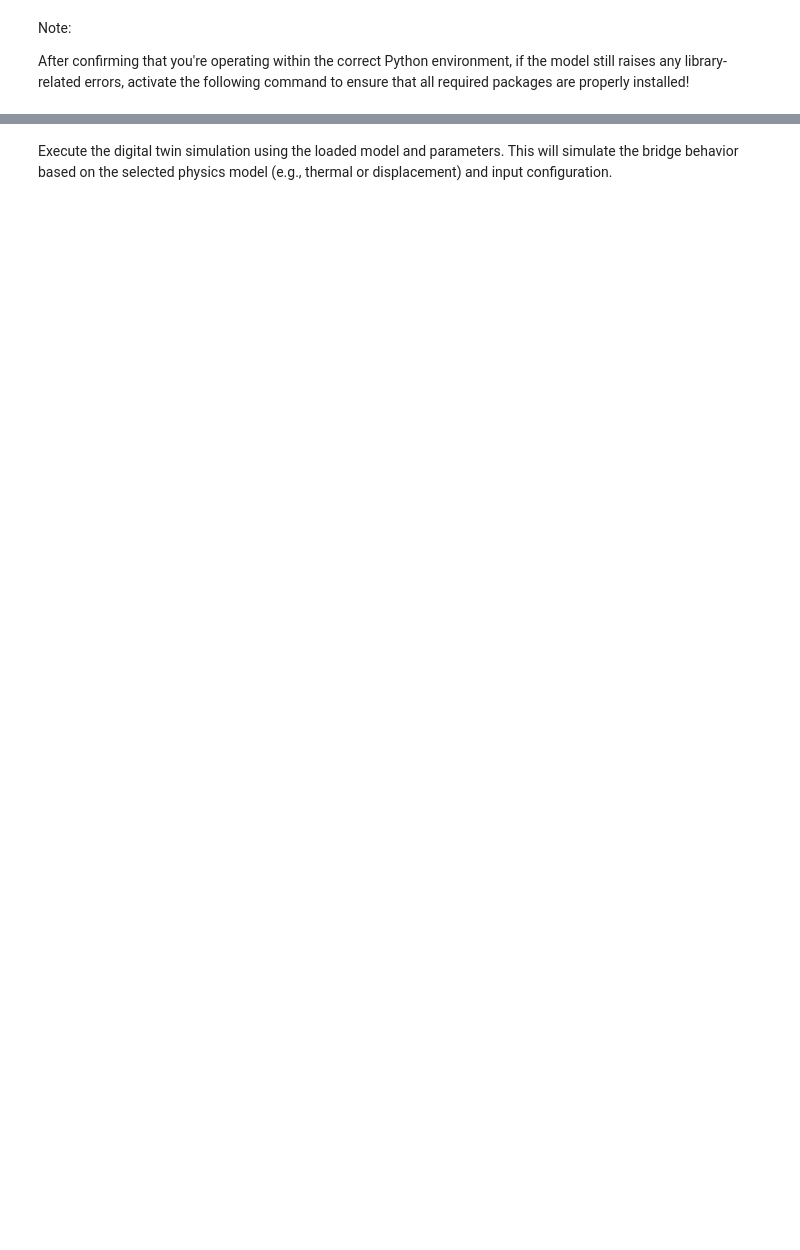
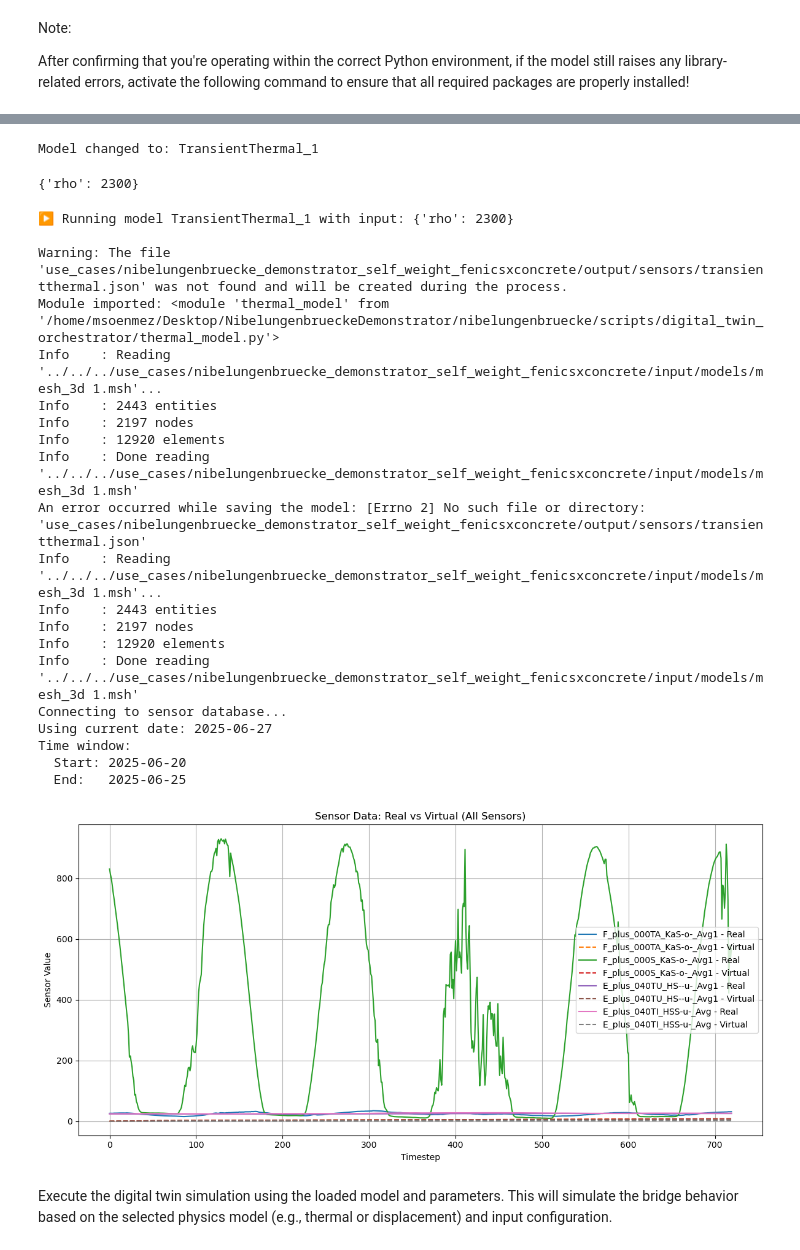
Before and after one commit to soenmezmehmet/NibelungenbrueckeJupyterNFDI, a Jupyter notebook: interface.ipynb, the cells around one changed output, grey strips where cells are left out. Saved outputs shown, nothing was run; the diff lists cells and outputs as text; code cells hidden in the pictures; blank space fills up the shorter version.

```diff
--- a/interface.ipynb
+++ b/interface.ipynb
@@ -35,2 +103,33 @@ FileNotFoundError: Error: The file ../../../use_cases/nibelungenbruecke_demonstr
+# %%
+dt.change_model("TransientThermal_1")
+input_values = dt.generate_random_input("rho")
+input_values
+# %% [output]
+Model changed to: TransientThermal_1
+{'rho': 2300}
+# %%
+result = dt.run(input_values)
+# %% [output]
+▶️ Running model TransientThermal_1 with input: {'rho': 2300}
+
+Warning: The file 'use_cases/nibelungenbruecke_demonstrator_self_weight_fenicsxconcrete/output/sensors/transientthermal.json' was not found and will be created during the process.
+Module imported: <module 'thermal_model' from '/home/msoenmez/Desktop/NibelungenbrueckeDemonstrator/nibelungenbruecke/scripts/digital_twin_orchestrator/thermal_model.py'>
+Info    : Reading '../../../use_cases/nibelungenbruecke_demonstrator_self_weight_fenicsxconcrete/input/models/mesh_3d 1.msh'...
+Info    : 2443 entities
+Info    : 2197 nodes
+Info    : 12920 elements
+Info    : Done reading '../../../use_cases/nibelungenbruecke_demonstrator_self_weight_fenicsxconcrete/input/models/mesh_3d 1.msh'
+An error occurred while saving the model: [Errno 2] No such file or directory: 'use_cases/nibelungenbruecke_demonstrator_self_weight_fenicsxconcrete/output/sensors/transientthermal.json'
+Info    : Reading '../../../use_cases/nibelungenbruecke_demonstrator_self_weight_fenicsxconcrete/input/models/mesh_3d 1.msh'...
+Info    : 2443 entities
+Info    : 2197 nodes
+Info    : 12920 elements
+Info    : Done reading '../../../use_cases/nibelungenbruecke_demonstrator_self_weight_fenicsxconcrete/input/models/mesh_3d 1.msh'
+Connecting to sensor database...
+Using current date: 2025-06-27
+Time window:
+  Start: 2025-06-20
+  End:   2025-06-25
+[figure, added]
 # %% [markdown]
 Execute the digital twin simulation using the loaded model and parameters. This will simulate the bridge behavior based on the selected physics model (e.g., thermal or displacement) and input configuration.
```
Also changed, not shown: parts of 15 cells of this notebook, 19 other files.
